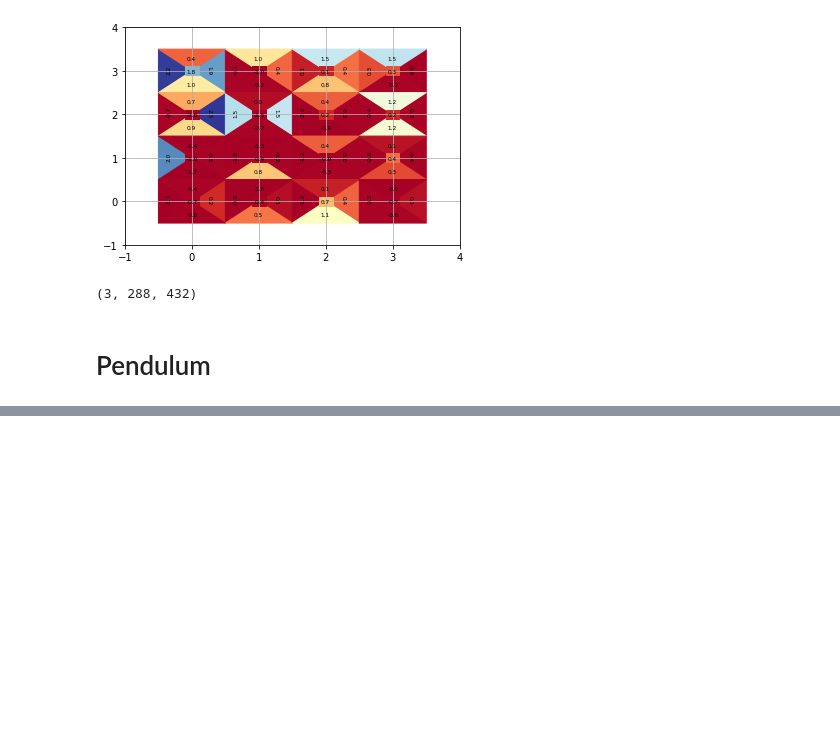
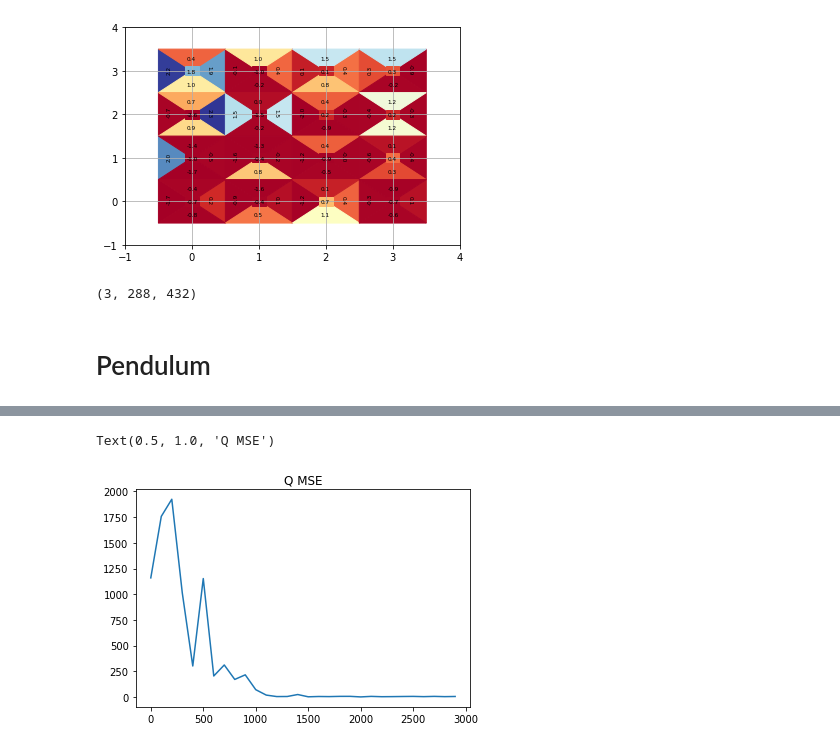
Before and after one commit to syuntoku14/debugRL, a Jupyter notebook: examples/solve_and_plot.ipynb, the cells around one changed output, grey strips where cells are left out. Drawn from its saved outputs; the diff is of its cells as text; code cells hidden in the pictures; blank space fills up the shorter version.

```diff
--- a/examples/solve_and_plot.ipynb
+++ b/examples/solve_and_plot.ipynb
@@ -124,0 +156,7 @@ plot_pendulum_values(env, v_values, vmin=vmin, vmax=vmax, title="State values: t
+# %%
+q_error = solver.history["Q error"]
+plt.plot(q_error["x"], q_error["y"])
+plt.title("Q MSE")
+# %% [output]
+Text(0.5, 1.0, 'Q MSE')
+[figure, added]
```
Also changed, not shown: parts of 14 cells of this notebook, 13 other files.
